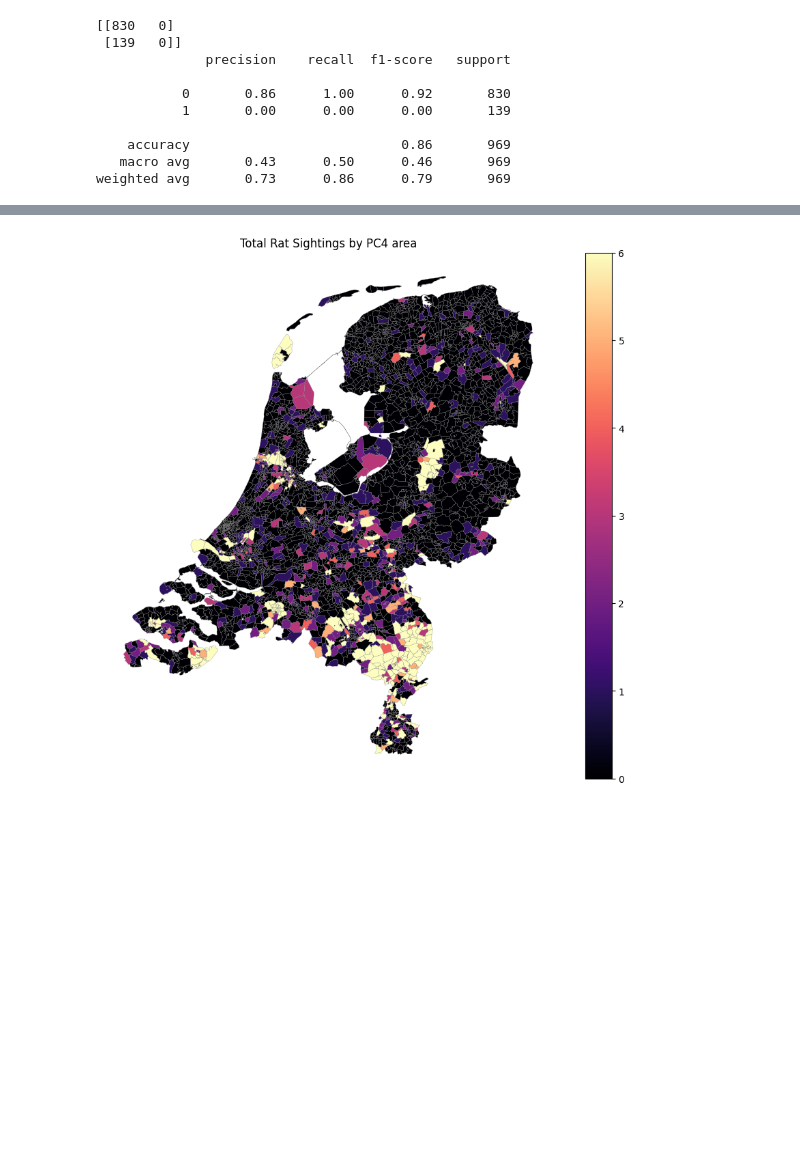
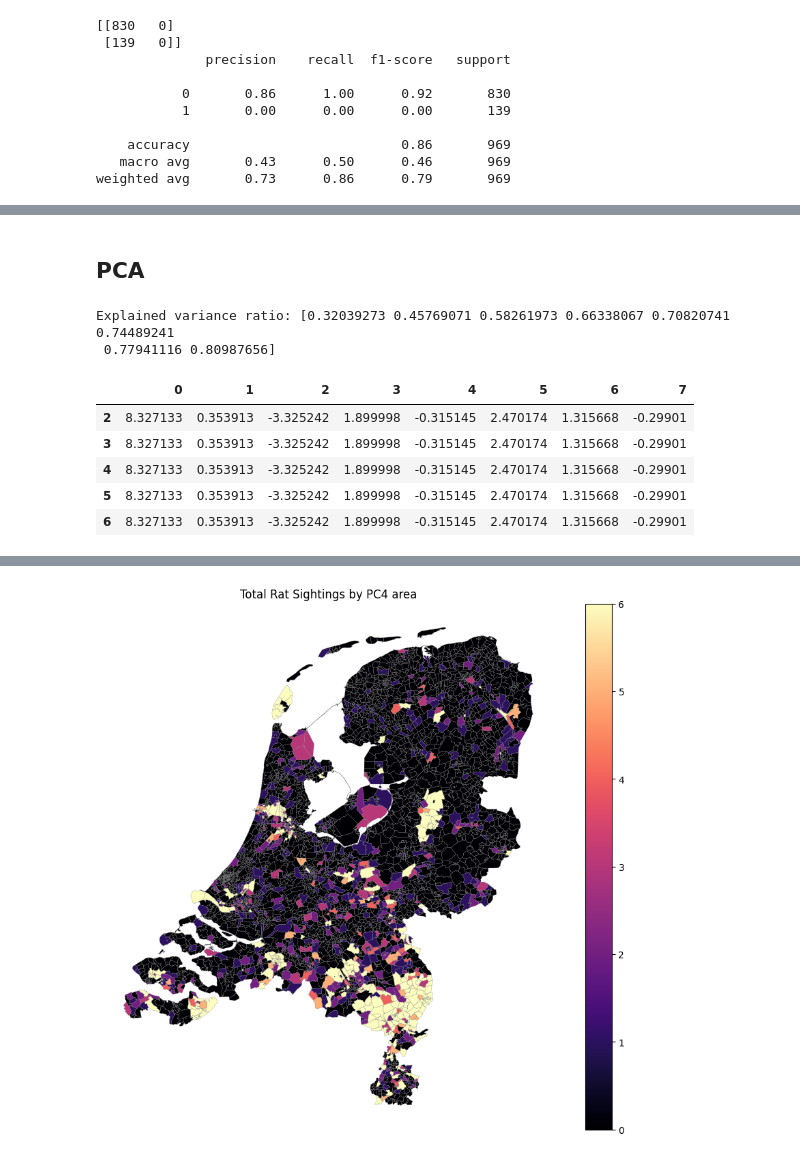
Before and after one commit to wybrendejong/act2025webapp, a Jupyter notebook: data_exploration/classification.ipynb, the cells around one changed output, grey strips where cells are left out. Cells and saved outputs as stored; diff of their text form; code cells hidden in the pictures; blank space fills up the shorter version.

```diff
--- a/data_exploration/classification.ipynb
+++ b/data_exploration/classification.ipynb
@@ -168,0 +394,34 @@ weighted avg       0.79      0.84      0.80       969
+# %% [markdown]
+## PCA
+# %%
+from sklearn.decomposition import PCA
+from sklearn.preprocessing import StandardScaler
+
+# Drop non-numeric columns and NaNs for PCA
+X_pca = ml_monthly_gdf.drop(columns=exclude_features).select_dtypes(include=[np.number]).dropna()
+
+# Standardize features
+scaler = StandardScaler()
+X_scaled = scaler.fit_transform(X_pca)
+
+# Fit PCA
+pca = PCA(n_components=8)
+principal_components = pca.fit_transform(X_scaled)
+
+# Create a DataFrame with the principal components
+pca_df = pd.DataFrame(data=principal_components, index=X_pca.index)
+
+# Explained variance
+print("Explained variance ratio:", np.cumsum(pca.explained_variance_ratio_))
+
+# Show the first few rows
+pca_df.head()
+# %% [output]
+Explained variance ratio: [0.32039273 0.45769071 0.58261973 0.66338067 0.70820741 0.74489241
+ 0.77941116 0.80987656]
+|  | 0 | 1 | 2 | 3 | 4 | 5 | 6 | 7 |
+| 2 | 8.327133 | 0.353913 | -3.325242 | 1.899998 | -0.315145 | 2.470174 | 1.315668 | -0.29901 |
+| 3 | 8.327133 | 0.353913 | -3.325242 | 1.899998 | -0.315145 | 2.470174 | 1.315668 | -0.29901 |
+| 4 | 8.327133 | 0.353913 | -3.325242 | 1.899998 | -0.315145 | 2.470174 | 1.315668 | -0.29901 |
+| 5 | 8.327133 | 0.353913 | -3.325242 | 1.899998 | -0.315145 | 2.470174 | 1.315668 | -0.29901 |
+| 6 | 8.327133 | 0.353913 | -3.325242 | 1.899998 | -0.315145 | 2.470174 | 1.315668 | -0.29901 |
```
Also changed, not shown: parts of 36 cells of this notebook, 3 other files.
